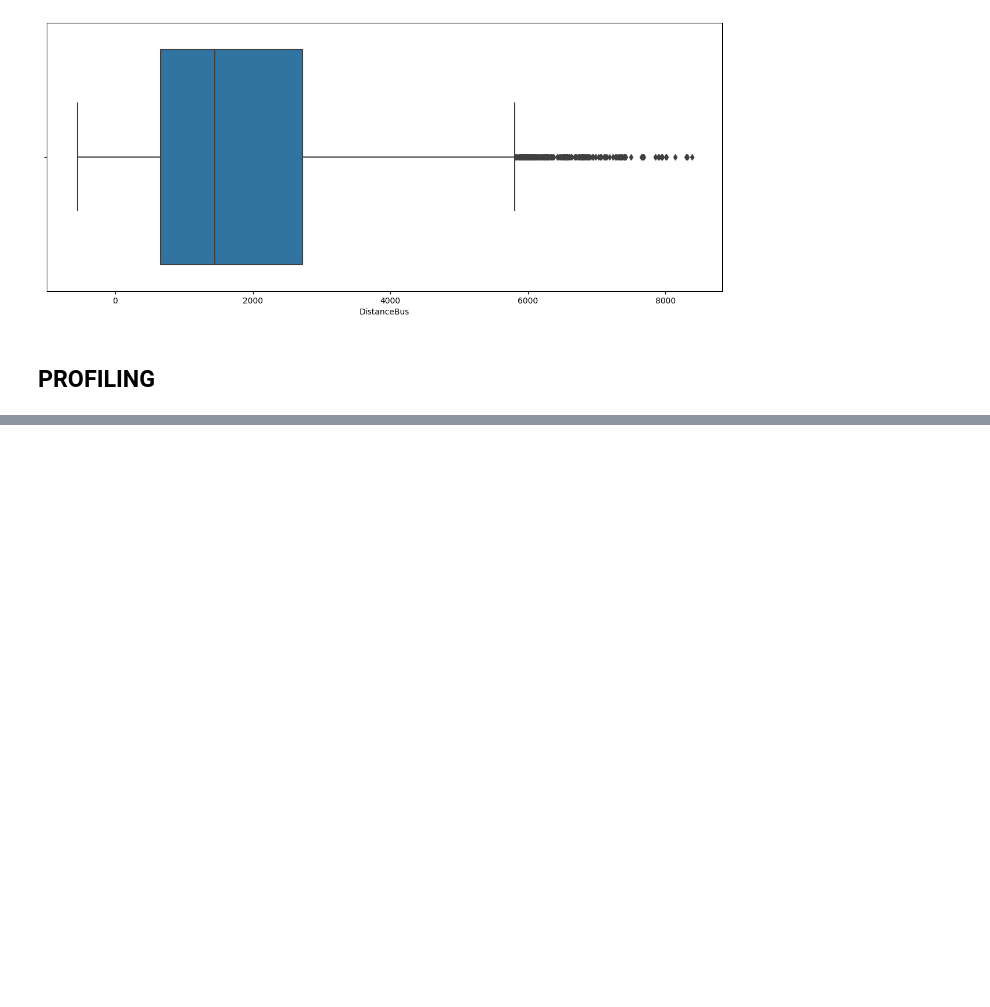
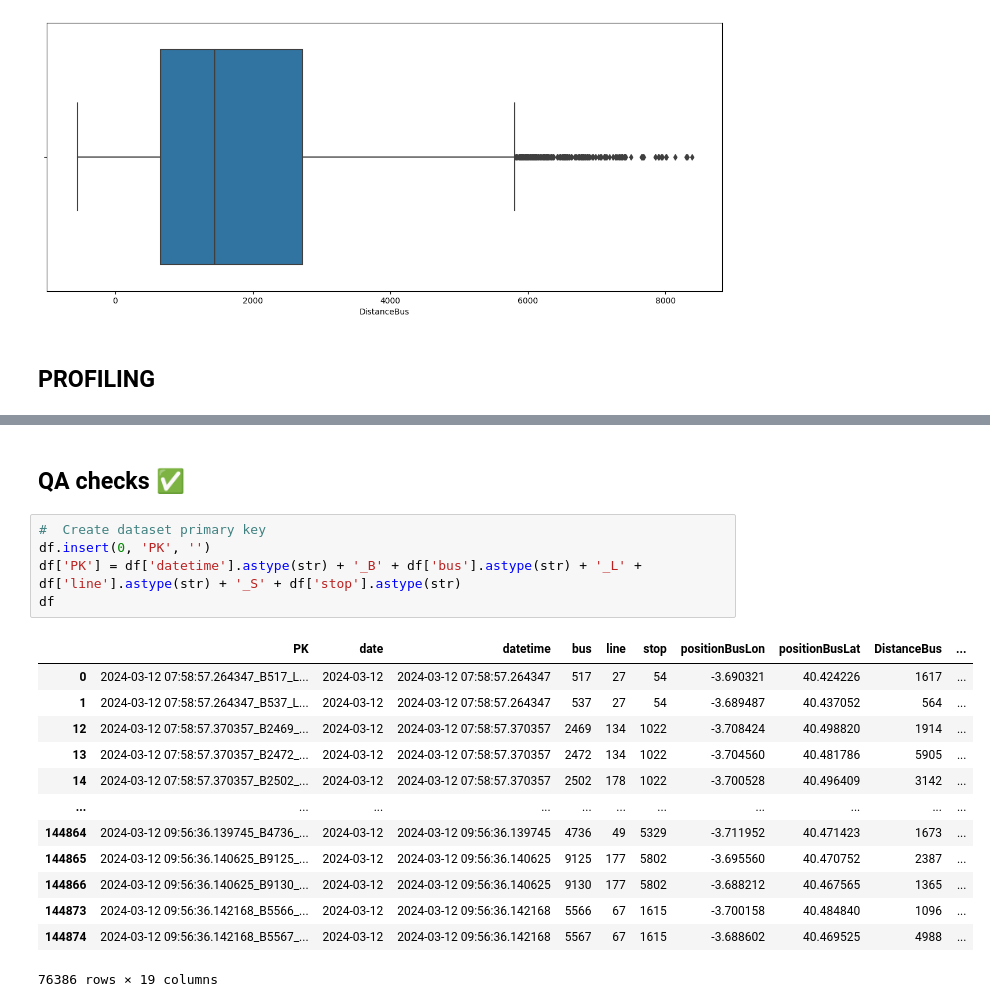
Before and after one commit to oeg-upm/inesdata-mov-data-generation, a Jupyter notebook: notebooks/emt_qa.ipynb, the cells around one changed output, grey strips where cells are left out. Cells and saved outputs as stored; diff of their text form; blank space fills up the shorter version.

```diff
--- a/notebooks/emt_qa.ipynb
+++ b/notebooks/emt_qa.ipynb
@@ -311,0 +302,21 @@ profile
+# %% [markdown]
+## QA checks ✅
+# %%
+#  Create dataset primary key
+df.insert(0, 'PK', '')
+df['PK'] = df['datetime'].astype(str) + '_B' + df['bus'].astype(str) + '_L' + df['line'].astype(str) + '_S' + df['stop'].astype(str)
+df
+# %% [output]
+|  | PK | date | datetime | bus | line | stop | positionBusLon | positionBusLat | DistanceBus | ... |
+| 0 | 2024-03-12 07:58:57.264347_B517_L... | 2024-03-12 | 2024-03-12 07:58:57.264347 | 517 | 27 | 54 | -3.690321 | 40.424226 | 1617 | ... |
+| 1 | 2024-03-12 07:58:57.264347_B537_L... | 2024-03-12 | 2024-03-12 07:58:57.264347 | 537 | 27 | 54 | -3.689487 | 40.437052 | 564 | ... |
+| 12 | 2024-03-12 07:58:57.370357_B2469_... | 2024-03-12 | 2024-03-12 07:58:57.370357 | 2469 | 134 | 1022 | -3.708424 | 40.498820 | 1914 | ... |
+| 13 | 2024-03-12 07:58:57.370357_B2472_... | 2024-03-12 | 2024-03-12 07:58:57.370357 | 2472 | 134 | 1022 | -3.704560 | 40.481786 | 5905 | ... |
+| 14 | 2024-03-12 07:58:57.370357_B2502_... | 2024-03-12 | 2024-03-12 07:58:57.370357 | 2502 | 178 | 1022 | -3.700528 | 40.496409 | 3142 | ... |
+| ... | ... | ... | ... | ... | ... | ... | ... | ... | ... | ... |
+| 144864 | 2024-03-12 09:56:36.139745_B4736_... | 2024-03-12 | 2024-03-12 09:56:36.139745 | 4736 | 49 | 5329 | -3.711952 | 40.471423 | 1673 | ... |
+| 144865 | 2024-03-12 09:56:36.140625_B9125_... | 2024-03-12 | 2024-03-12 09:56:36.140625 | 9125 | 177 | 5802 | -3.695560 | 40.470752 | 2387 | ... |
+| 144866 | 2024-03-12 09:56:36.140625_B9130_... | 2024-03-12 | 2024-03-12 09:56:36.140625 | 9130 | 177 | 5802 | -3.688212 | 40.467565 | 1365 | ... |
+| 144873 | 2024-03-12 09:56:36.142168_B5566_... | 2024-03-12 | 2024-03-12 09:56:36.142168 | 5566 | 67 | 1615 | -3.700158 | 40.484840 | 1096 | ... |
+| 144874 | 2024-03-12 09:56:36.142168_B5567_... | 2024-03-12 | 2024-03-12 09:56:36.142168 | 5567 | 67 | 1615 | -3.688602 | 40.469525 | 4988 | ... |
+76386 rows × 19 columns
```
Also changed, not shown: parts of 23 cells of this notebook.
